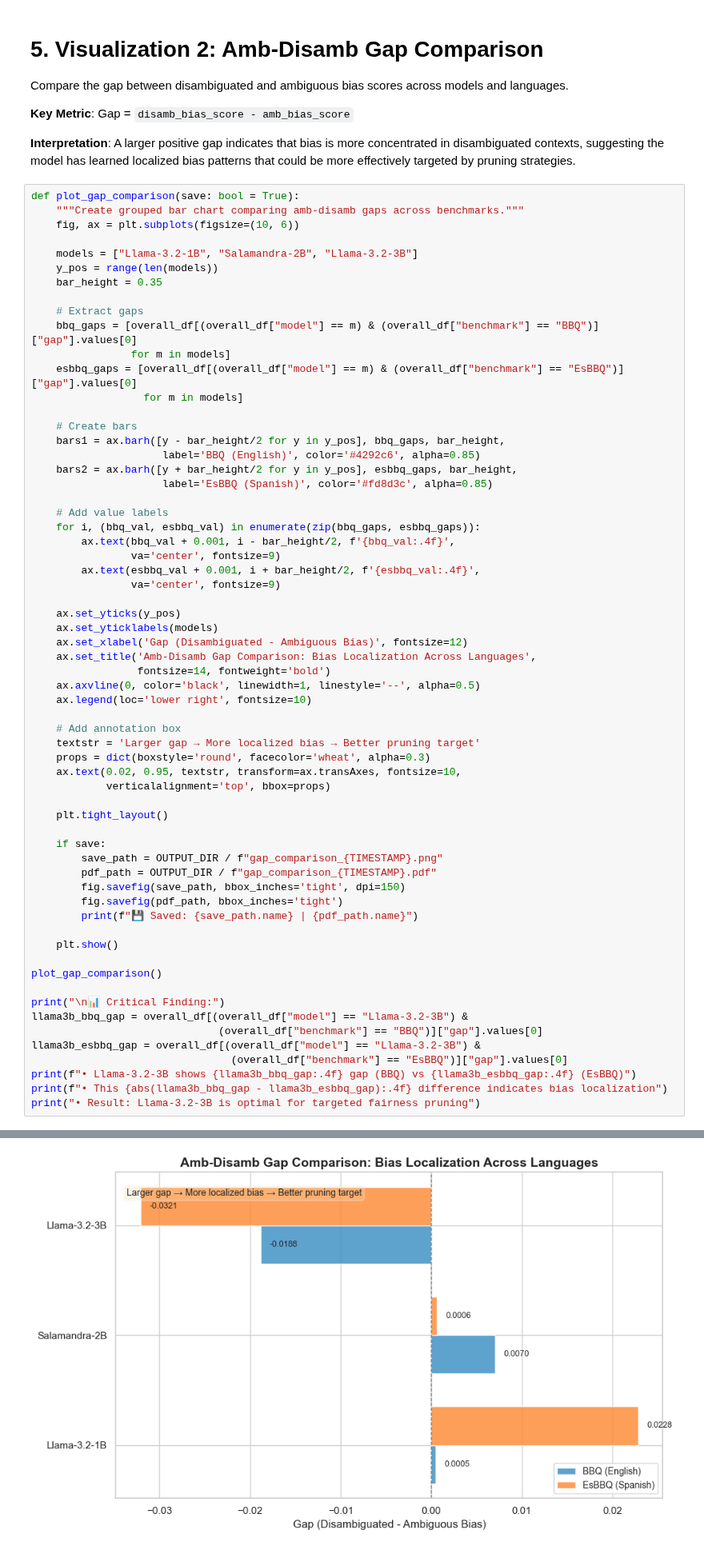
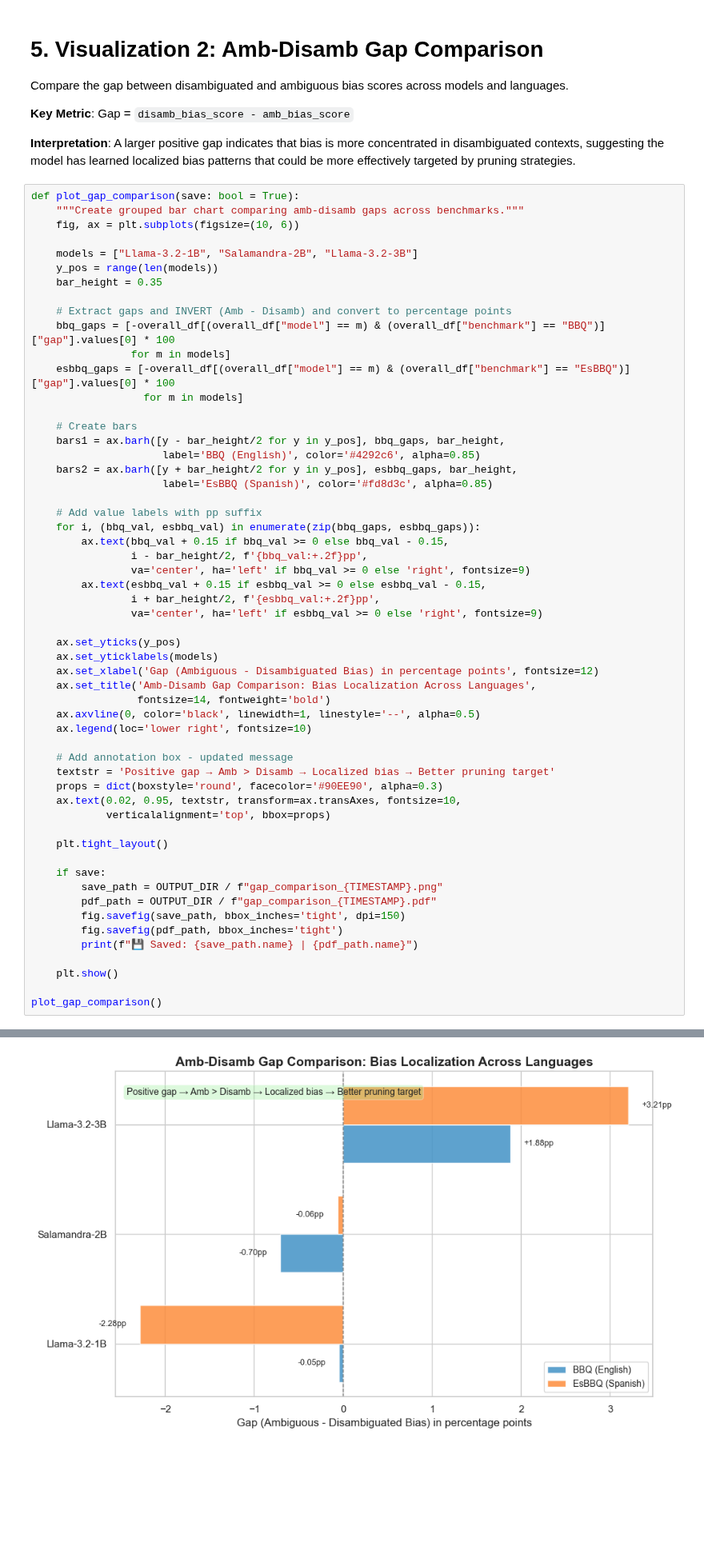
Before and after one commit to peremartra/fairness-pruning, a Jupyter notebook: notebooks/04_Graphics_Bias_BBQ.ipynb, the cells around one changed output, grey strips where cells are left out. Shown at 80% size. Saved outputs shown, nothing was run; the diff lists cells and outputs as text; blank space fills up the shorter version.

```diff
--- a/notebooks/04_Graphics_Bias_BBQ.ipynb
+++ b/notebooks/04_Graphics_Bias_BBQ.ipynb
@@ -393,10 +384,10 @@ def plot_gap_comparison(save: bool = True):
     y_pos = range(len(models))
     bar_height = 0.35
 
-    # Extract gaps
-    bbq_gaps = [overall_df[(overall_df["model"] == m) & (overall_df["benchmark"] == "BBQ")]["gap"].values[0]
+    # Extract gaps and INVERT (Amb - Disamb) and convert to percentage points
+    bbq_gaps = [-overall_df[(overall_df["model"] == m) & (overall_df["benchmark"] == "BBQ")]["gap"].values[0] * 100
                 for m in models]
-    esbbq_gaps = [overall_df[(overall_df["model"] == m) & (overall_df["benchmark"] == "EsBBQ")]["gap"].values[0]
+    esbbq_gaps = [-overall_df[(overall_df["model"] == m) & (overall_df["benchmark"] == "EsBBQ")]["gap"].values[0] * 100
                   for m in models]
 
     # Create bars
@@ -405,24 +396,26 @@ def plot_gap_comparison(save: bool = True):
     bars2 = ax.barh([y + bar_height/2 for y in y_pos], esbbq_gaps, bar_height,
                      label='EsBBQ (Spanish)', color='#fd8d3c', alpha=0.85)
 
-    # Add value labels
+    # Add value labels with pp suffix
     for i, (bbq_val, esbbq_val) in enumerate(zip(bbq_gaps, esbbq_gaps)):
-        ax.text(bbq_val + 0.001, i - bar_height/2, f'{bbq_val:.4f}',
-                va='center', fontsize=9)
-        ax.text(esbbq_val + 0.001, i + bar_height/2, f'{esbbq_val:.4f}',
-                va='center', fontsize=9)
+        ax.text(bbq_val + 0.15 if bbq_val >= 0 else bbq_val - 0.15,
+                i - bar_height/2, f'{bbq_val:+.2f}pp',
+                va='center', ha='left' if bbq_val >= 0 else 'right', fontsize=9)
+        ax.text(esbbq_val + 0.15 if esbbq_val >= 0 else esbbq_val - 0.15,
+                i + bar_height/2, f'{esbbq_val:+.2f}pp',
+                va='center', ha='left' if esbbq_val >= 0 else 'right', fontsize=9)
 
     ax.set_yticks(y_pos)
     ax.set_yticklabels(models)
-    ax.set_xlabel('Gap (Disambiguated - Ambiguous Bias)', fontsize=12)
+    ax.set_xlabel('Gap (Ambiguous - Disambiguated Bias) in percentage points', fontsize=12)
     ax.set_title('Amb-Disamb Gap Comparison: Bias Localization Across Languages',
                  fontsize=14, fontweight='bold')
     ax.axvline(0, color='black', linewidth=1, linestyle='--', alpha=0.5)
     ax.legend(loc='lower right', fontsize=10)
 
-    # Add annotation box
-    textstr = 'Larger gap → More localized bias → Better pruning target'
-    props = dict(boxstyle='round', facecolor='wheat', alpha=0.3)
+    # Add annotation box - updated message
+    textstr = 'Positive gap → Amb > Disamb → Localized bias → Better pruning target'
+    props = dict(boxstyle='round', facecolor='#90EE90', alpha=0.3)
     ax.text(0.02, 0.95, textstr, transform=ax.transAxes, fontsize=10,
             verticalalignment='top', bbox=props)
 
@@ -438,13 +431,4 @@ def plot_gap_comparison(save: bool = True):
     plt.show()
 
 plot_gap_comparison()
-
-print("\n📊 Critical Finding:")
-llama3b_bbq_gap = overall_df[(overall_df["model"] == "Llama-3.2-3B") &
-                              (overall_df["benchmark"] == "BBQ")]["gap"].values[0]
-llama3b_esbbq_gap = overall_df[(overall_df["model"] == "Llama-3.2-3B") &
-                                (overall_df["benchmark"] == "EsBBQ")]["gap"].values[0]
-print(f"• Llama-3.2-3B shows {llama3b_bbq_gap:.4f} gap (BBQ) vs {llama3b_esbbq_gap:.4f} (EsBBQ)")
-print(f"• This {abs(llama3b_bbq_gap - llama3b_esbbq_gap):.4f} difference indicates bias localization")
-print("• Result: Llama-3.2-3B is optimal for targeted fairness pruning")
 # %% [output]
@@ -452 +436 @@ print("• Result: Llama-3.2-3B is optimal for targeted fairness pruning")
-[figure, old version]
+[figure, new version]
```
Also changed, not shown: parts of 9 cells of this notebook, 18 other files.
